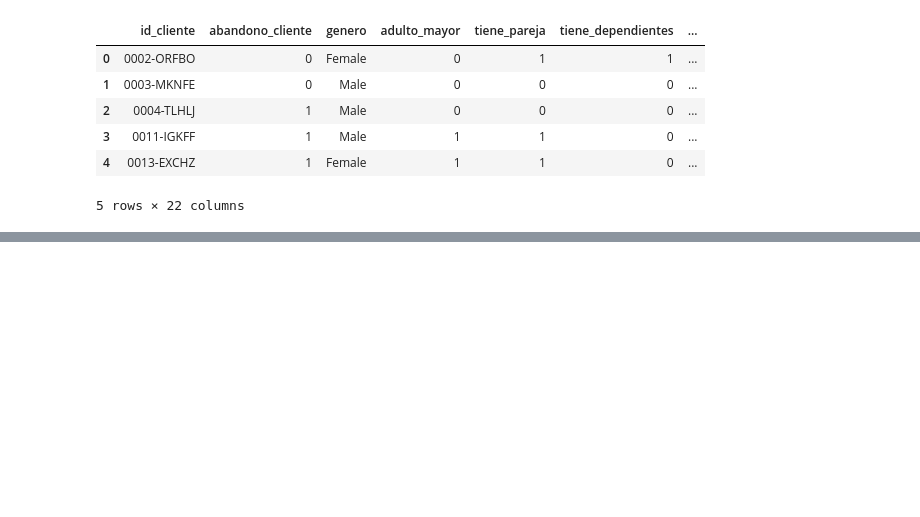
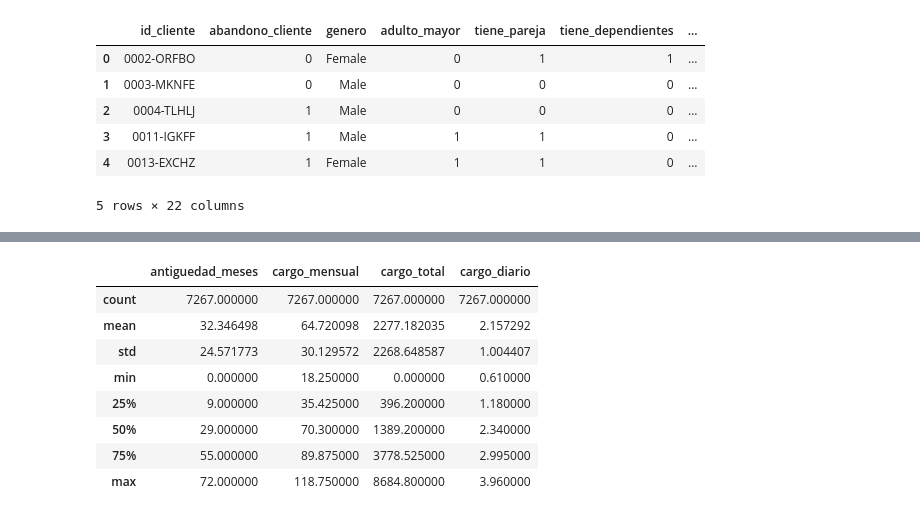
Before and after one commit to dvalderaa/Challenge_TelecomX, a Jupyter notebook: TelecomX.ipynb, the cells around one changed output, grey strips where cells are left out. Drawn from its saved outputs; the diff is of its cells as text; code cells hidden in the pictures; blank space fills up the shorter version.

```diff
--- a/TelecomX.ipynb
+++ b/TelecomX.ipynb
@@ -281,0 +300,21 @@ memory usage: 1.2+ MB
+# %%
+    # Segmentamos solo por columnas numéricas:
+
+columnas_numericas = [
+    'antiguedad_meses',
+    'cargo_mensual',
+    'cargo_total',
+    'cargo_diario'
+]
+
+df_total[columnas_numericas].describe()
+# %% [output]
+|  | antiguedad_meses | cargo_mensual | cargo_total | cargo_diario |
+| count | 7267.000000 | 7267.000000 | 7267.000000 | 7267.000000 |
+| mean | 32.346498 | 64.720098 | 2277.182035 | 2.157292 |
+| std | 24.571773 | 30.129572 | 2268.648587 | 1.004407 |
+| min | 0.000000 | 18.250000 | 0.000000 | 0.610000 |
+| 25% | 9.000000 | 35.425000 | 396.200000 | 1.180000 |
+| 50% | 29.000000 | 70.300000 | 1389.200000 | 2.340000 |
+| 75% | 55.000000 | 89.875000 | 3778.525000 | 2.995000 |
+| max | 72.000000 | 118.750000 | 8684.800000 | 3.960000 |
```
Also changed, not shown: parts of 4 cells of this notebook.
